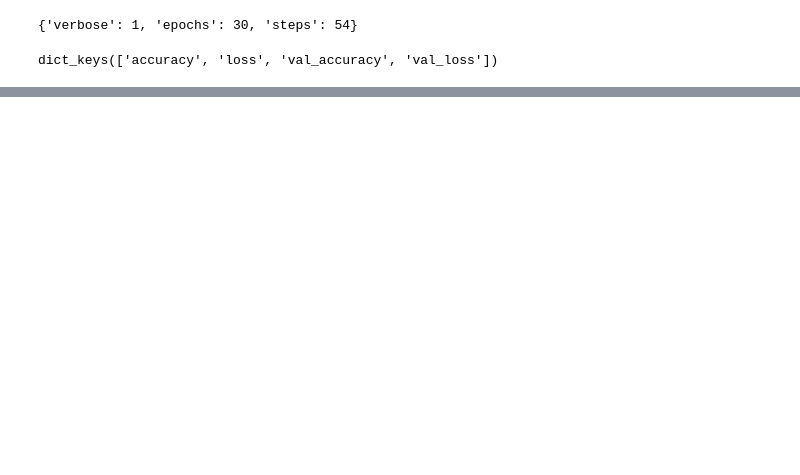
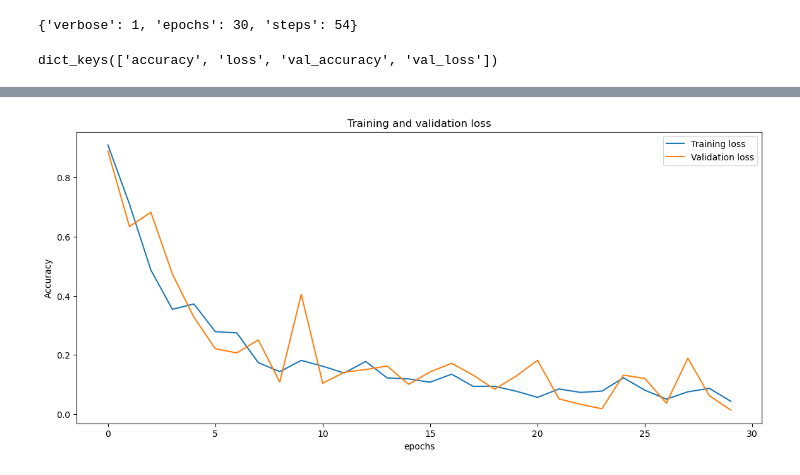
Before and after one commit to remy000/potato_early_bright_detection, a Jupyter notebook: potato_disease_classification.ipynb, the cells around one changed output, grey strips where cells are left out. Cells and saved outputs as stored; diff of their text form; code cells hidden in the pictures; blank space fills up the shorter version.

```diff
--- a/potato_disease_classification.ipynb
+++ b/potato_disease_classification.ipynb
@@ -140,0 +157,11 @@ acc=history.history["accuracy"]
+# %%
+plt.figure(figsize=(14,6))
+plt.plot(range(epochs), loss, label="Training loss")
+plt.plot(range(epochs), val_loss, label="Validation loss")
+plt.xlabel("epochs")
+plt.ylabel("Accuracy")
+plt.title("Training and validation loss")
+plt.legend()
+plt.show()
+# %% [output]
+[figure, added]
```
Also changed, not shown: parts of 7 cells of this notebook.
